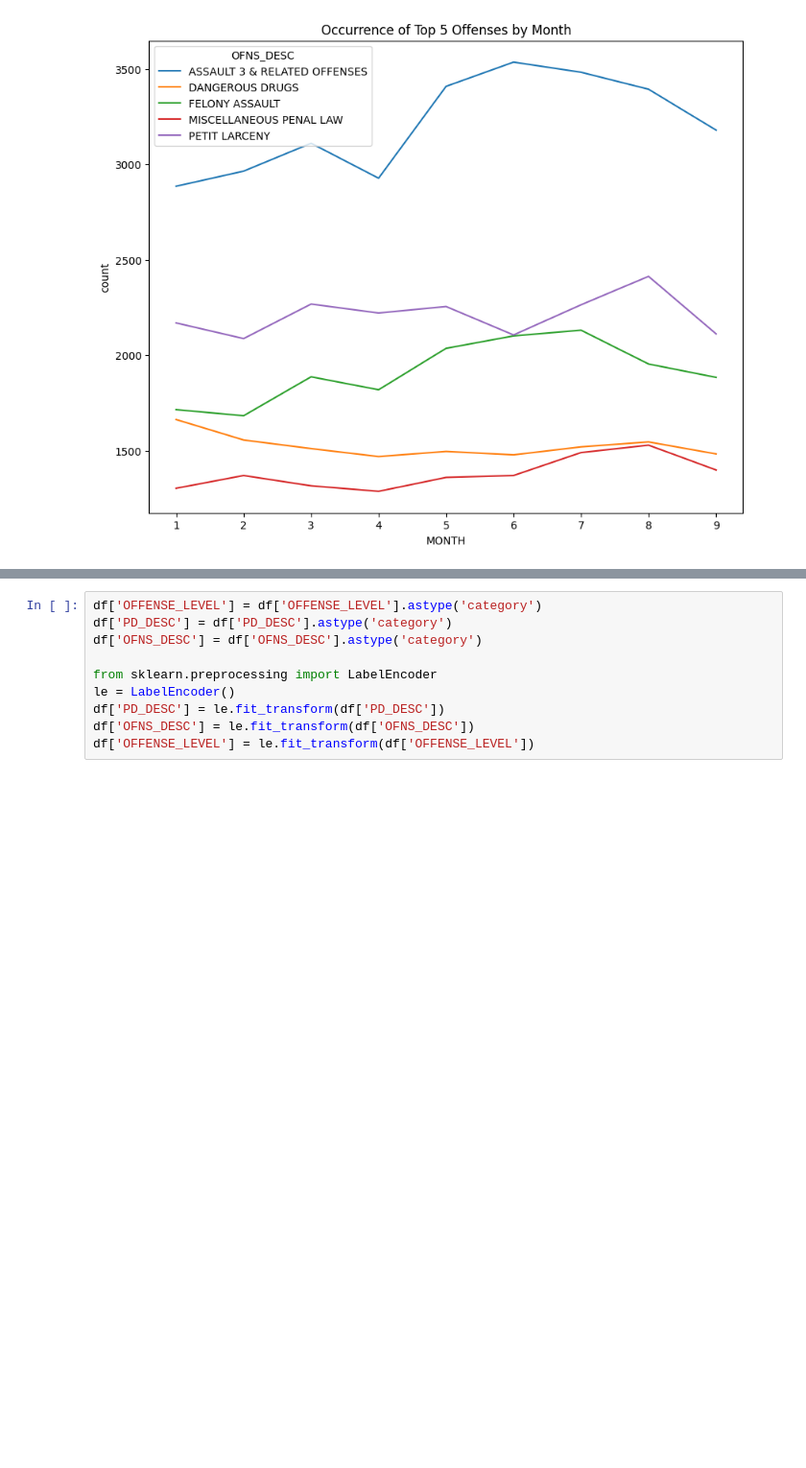
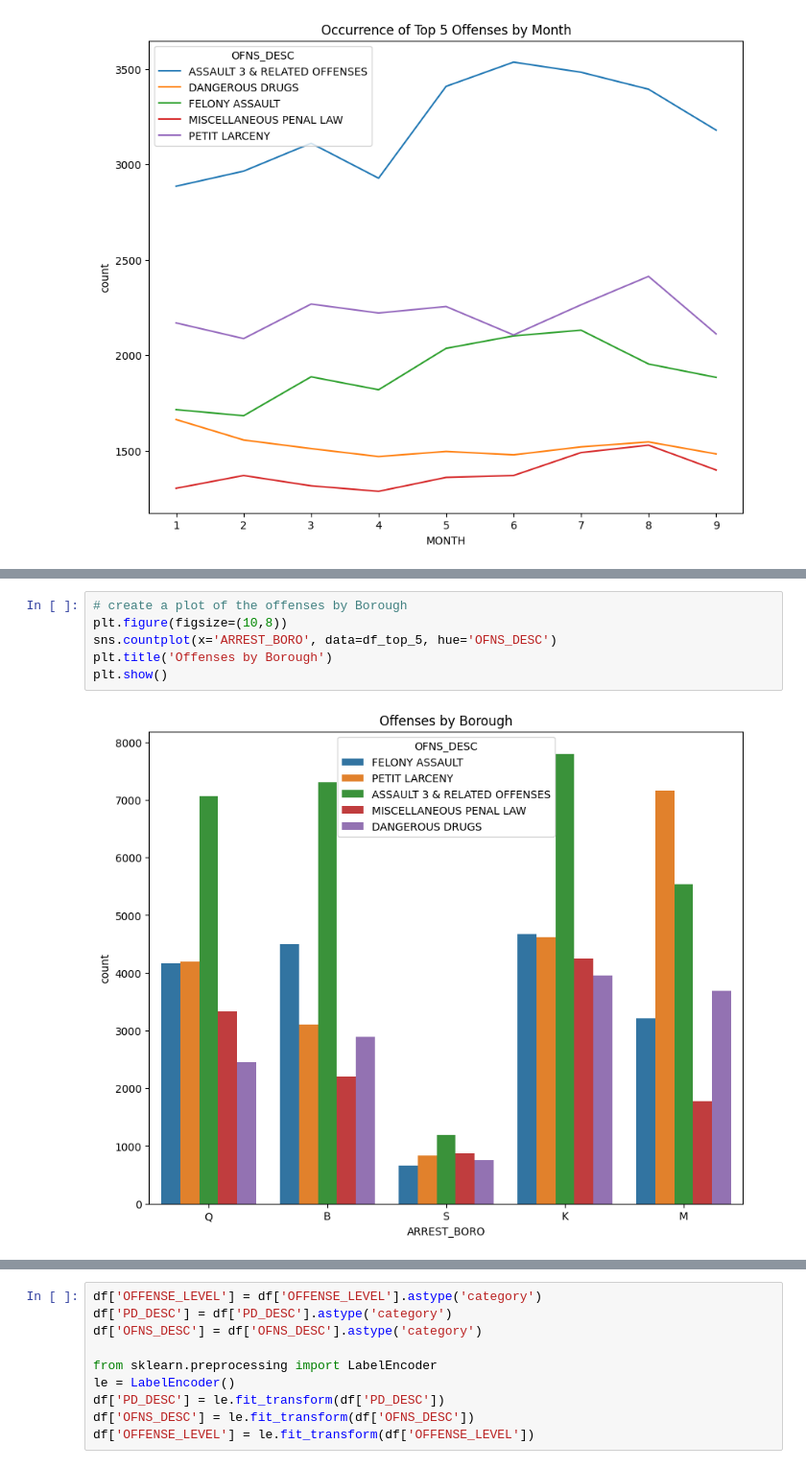
Before and after one commit to annahauk/CS513, a Jupyter notebook: annaEDA.ipynb, the cells around one changed output, grey strips where cells are left out. Shown at 96% size. Drawn from its saved outputs; the diff is of its cells as text; blank space fills up the shorter version.

```diff
--- a/annaEDA.ipynb
+++ b/annaEDA.ipynb
@@ -612,0 +630,8 @@ plt.show()
+# %%
+# create a plot of the offenses by Borough
+plt.figure(figsize=(10,8))
+sns.countplot(x='ARREST_BORO', data=df_top_5, hue='OFNS_DESC')
+plt.title('Offenses by Borough')
+plt.show()
+# %% [output]
+[figure, added]
```
Also changed, not shown: parts of 21 cells of this notebook, 1 other file.
